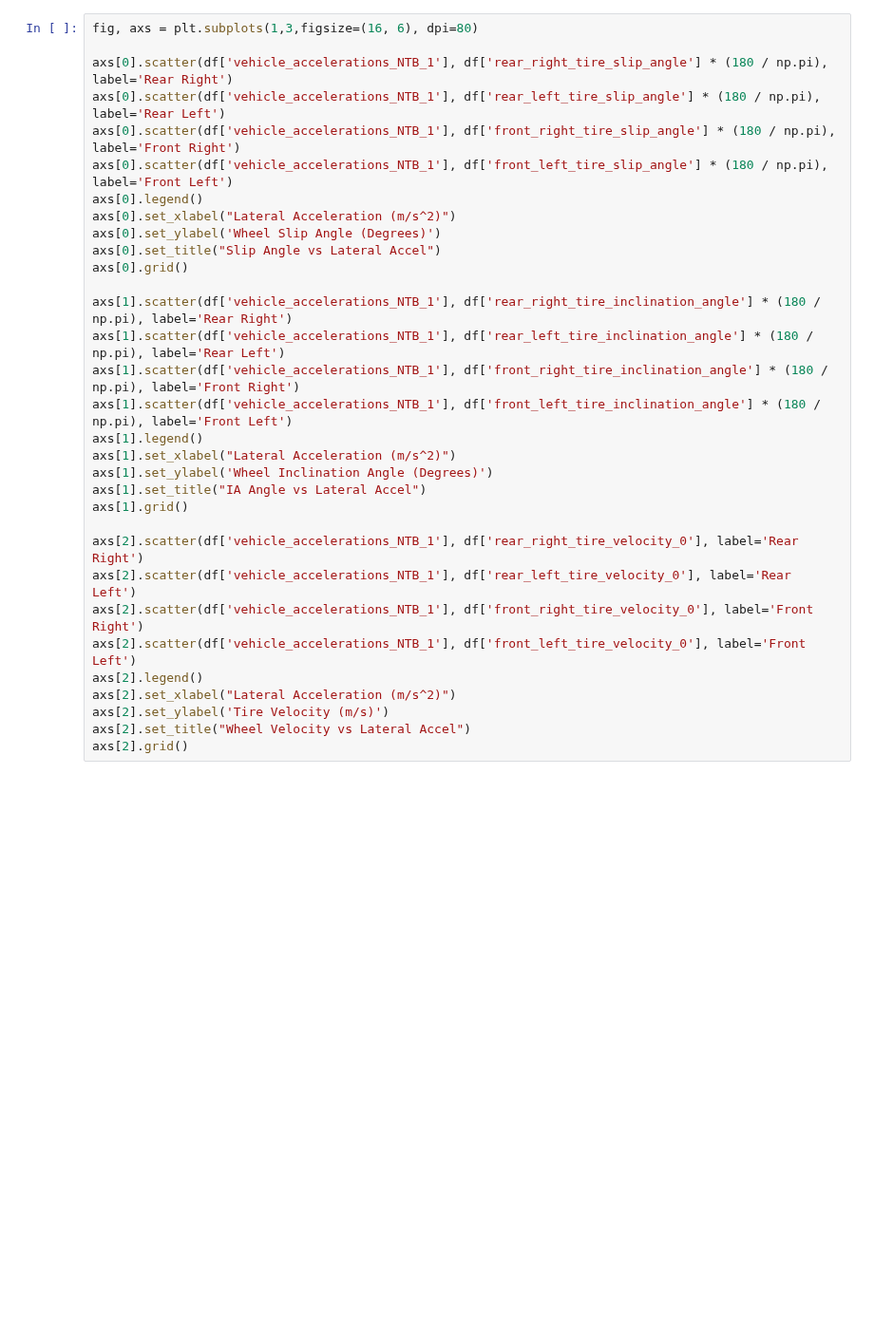
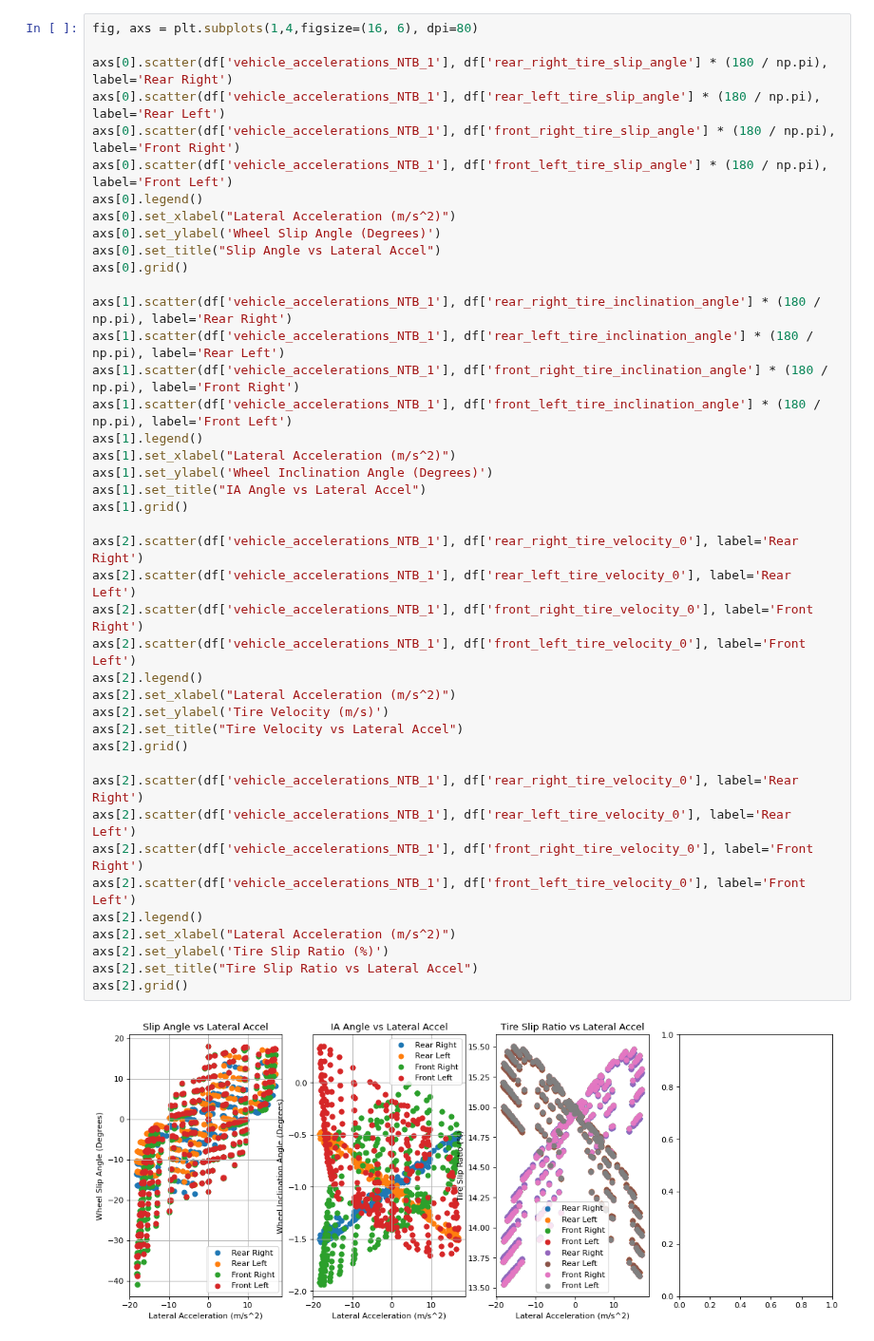
Before and after one commit to LonghornRacingElectric/magic_moment_method, a Jupyter notebook: analysis/MMM_plotter.ipynb, the cells around one changed output. Shown at 95% size. Cells and saved outputs as stored; diff of their text form; blank space fills up the shorter version.

```diff
--- a/analysis/MMM_plotter.ipynb
+++ b/analysis/MMM_plotter.ipynb
@@ -124,32 +152,44 @@ axs[2].set_xlabel("Lateral Acceleration (m/s^2)")
 # %%
-fig, axs = plt.subplots(1,3,figsize=(16, 6), dpi=80)
+fig, axs = plt.subplots(1,4,figsize=(16, 6), dpi=80)
 
 axs[0].scatter(df['vehicle_accelerations_NTB_1'], df['rear_right_tire_slip_angle'] * (180 / np.pi), label='Rear Right')
 axs[0].scatter(df['vehicle_accelerations_NTB_1'], df['rear_left_tire_slip_angle'] * (180 / np.pi), label='Rear Left')
 axs[0].scatter(df['vehicle_accelerations_NTB_1'], df['front_right_tire_slip_angle'] * (180 / np.pi), label='Front Right')
 axs[0].scatter(df['vehicle_accelerations_NTB_1'], df['front_left_tire_slip_angle'] * (180 / np.pi), label='Front Left')
 axs[0].legend()
 axs[0].set_xlabel("Lateral Acceleration (m/s^2)")
 axs[0].set_ylabel('Wheel Slip Angle (Degrees)')
 axs[0].set_title("Slip Angle vs Lateral Accel")
 axs[0].grid()
 
 axs[1].scatter(df['vehicle_accelerations_NTB_1'], df['rear_right_tire_inclination_angle'] * (180 / np.pi), label='Rear Right')
 axs[1].scatter(df['vehicle_accelerations_NTB_1'], df['rear_left_tire_inclination_angle'] * (180 / np.pi), label='Rear Left')
 axs[1].scatter(df['vehicle_accelerations_NTB_1'], df['front_right_tire_inclination_angle'] * (180 / np.pi), label='Front Right')
 axs[1].scatter(df['vehicle_accelerations_NTB_1'], df['front_left_tire_inclination_angle'] * (180 / np.pi), label='Front Left')
 axs[1].legend()
 axs[1].set_xlabel("Lateral Acceleration (m/s^2)")
 axs[1].set_ylabel('Wheel Inclination Angle (Degrees)')
 axs[1].set_title("IA Angle vs Lateral Accel")
 axs[1].grid()
 
 axs[2].scatter(df['vehicle_accelerations_NTB_1'], df['rear_right_tire_velocity_0'], label='Rear Right')
 axs[2].scatter(df['vehicle_accelerations_NTB_1'], df['rear_left_tire_velocity_0'], label='Rear Left')
 axs[2].scatter(df['vehicle_accelerations_NTB_1'], df['front_right_tire_velocity_0'], label='Front Right')
 axs[2].scatter(df['vehicle_accelerations_NTB_1'], df['front_left_tire_velocity_0'], label='Front Left')
 axs[2].legend()
 axs[2].set_xlabel("Lateral Acceleration (m/s^2)")
 axs[2].set_ylabel('Tire Velocity (m/s)')
-axs[2].set_title("Wheel Velocity vs Lateral Accel")
+axs[2].set_title("Tire Velocity vs Lateral Accel")
 axs[2].grid()
+
+axs[2].scatter(df['vehicle_accelerations_NTB_1'], df['rear_right_tire_velocity_0'], label='Rear Right')
+axs[2].scatter(df['vehicle_accelerations_NTB_1'], df['rear_left_tire_velocity_0'], label='Rear Left')
+axs[2].scatter(df['vehicle_accelerations_NTB_1'], df['front_right_tire_velocity_0'], label='Front Right')
+axs[2].scatter(df['vehicle_accelerations_NTB_1'], df['front_left_tire_velocity_0'], label='Front Left')
+axs[2].legend()
+axs[2].set_xlabel("Lateral Acceleration (m/s^2)")
+axs[2].set_ylabel('Tire Slip Ratio (%)')
+axs[2].set_title("Tire Slip Ratio vs Lateral Accel")
+axs[2].grid()
+# %% [output]
+[figure, added]
```
Also changed, not shown: parts of 22 cells of this notebook, 15 other files.
